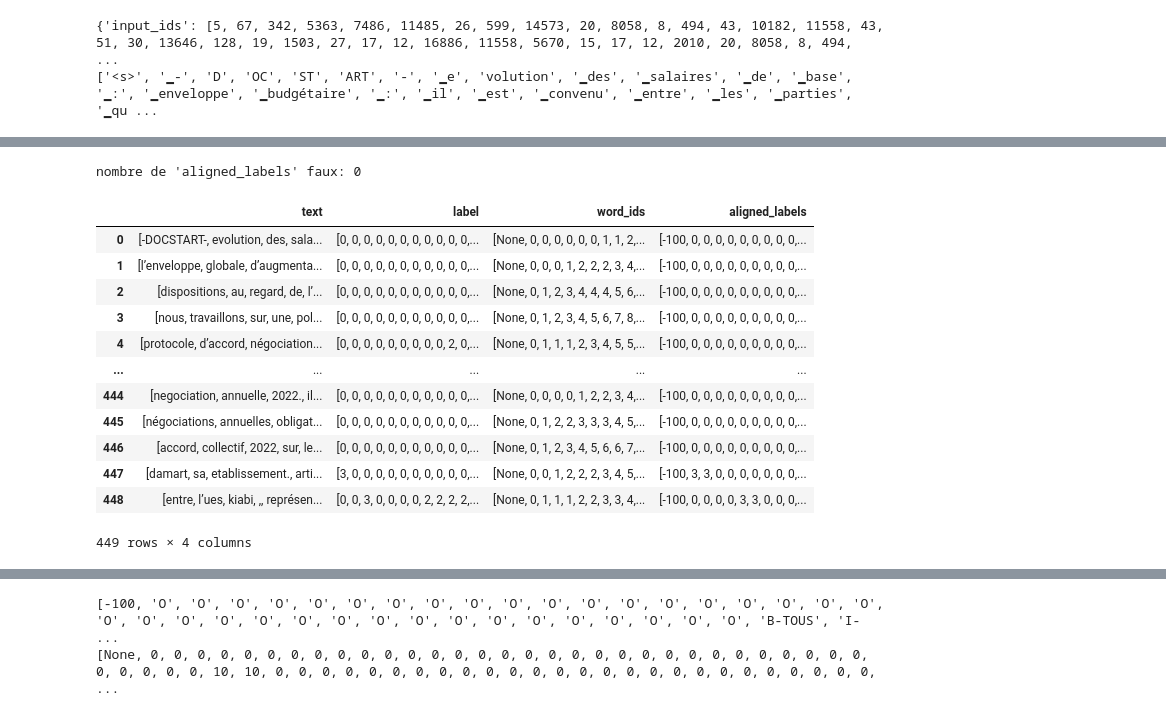
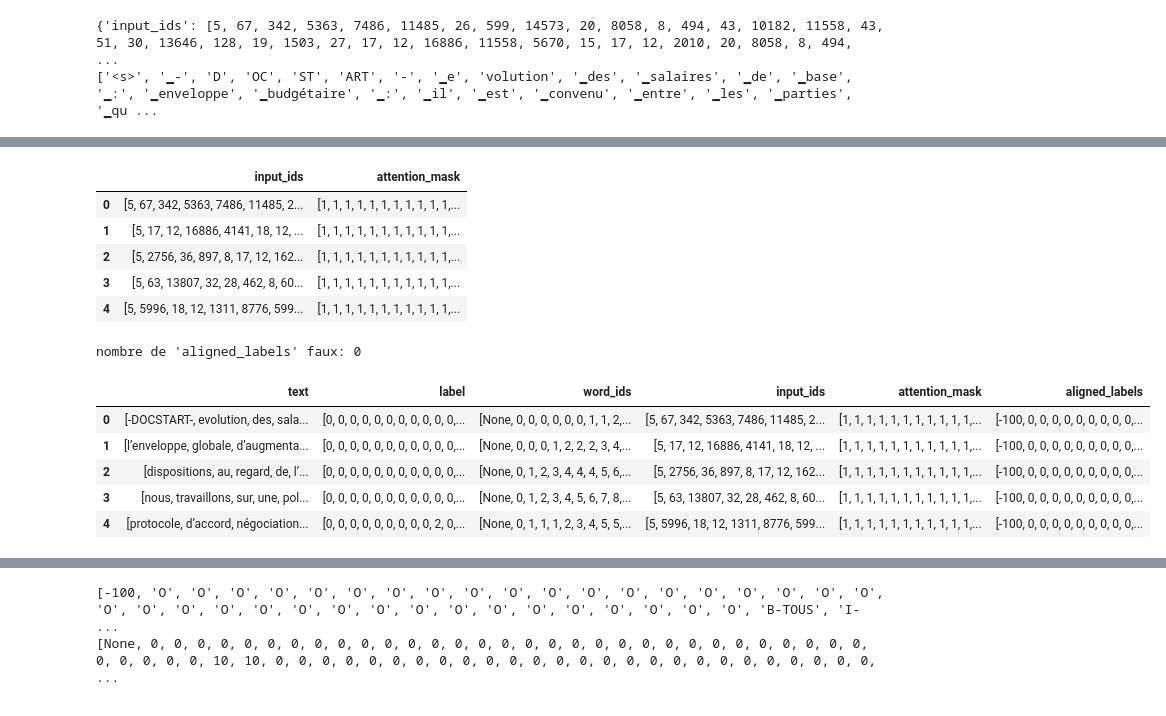
Before and after one commit to JonathanGarson/CamemBERT_NER_2023, a Jupyter notebook: notebooks/draft/bert_finetuning_draft.ipynb, the cells around one changed output, grey strips where cells are left out. Cells and saved outputs as stored; diff of their text form; code cells hidden in the pictures.

Commit message:
almost done with data formating

```diff
--- a/notebooks/draft/bert_finetuning_draft.ipynb
+++ b/notebooks/draft/bert_finetuning_draft.ipynb
@@ -416,43 +409,76 @@ list(zip(tokens, aligned_labels))
  ('▁', 'O'),
  ('.', 'O'),
  ('</s>', -100)]
+# %%
+def create_iids_am(df):
+    input_ids = []
+    attention_mask = []
+
+    for _,i in df.iterrows():
+        input = i["ids"]["input_ids"]
+        attention = i["ids"]["attention_mask"]
+
+        input_ids.append(input)
+        attention_mask.append(attention)
+
+    df["input_ids"] = input_ids
+    df["attention_mask"] = attention_mask
+    return df
+
+df = create_iids_am(df)
+df[["input_ids", "attention_mask"]].head()
+# df_ids = df[["ids"]].copy()
+# df_ids["ids"][0]
+# %% [output]
+|  | input_ids | attention_mask |
+| 0 | [5, 67, 342, 5363, 7486, 11485, 2... | [1, 1, 1, 1, 1, 1, 1, 1, 1, 1, 1,... |
+| 1 | [5, 17, 12, 16886, 4141, 18, 12, ... | [1, 1, 1, 1, 1, 1, 1, 1, 1, 1, 1,... |
+| 2 | [5, 2756, 36, 897, 8, 17, 12, 162... | [1, 1, 1, 1, 1, 1, 1, 1, 1, 1, 1,... |
+| 3 | [5, 63, 13807, 32, 28, 462, 8, 60... | [1, 1, 1, 1, 1, 1, 1, 1, 1, 1, 1,... |
+| 4 | [5, 5996, 18, 12, 1311, 8776, 599... | [1, 1, 1, 1, 1, 1, 1, 1, 1, 1, 1,... |
 # %%
 new_id = {"O":0,"B-SYND":1, "I-SYND":1, "SYND":1, "B-DIR":2, "I-DIR":2, "DIR":2, "B-DATE":4, "I-DATE":4, "DATE":4, "B-ENT":3, "I-ENT":3, "ENT":3, "B-CAD":5, "I-CAD":5, "CAD":5, "B-INT":6, "I-INT":6, "INT":6,"B-OUV":7, "I-OUV":7, "OUV":7, "B-NCAD":8, "I-NCAD":8, "NCAD":8,"B-NOUV":9, "I-NOUV":9, "NOUV":9, "B-TOUS":10,"I-TOUS":10, "TOUS":10, "B-AG CAD":11,"I-AG CAD":11, "AG CAD":11, "B-AG INT":12, "I-AG INT":12, "AG INT":12, "B-AG OUV":13, "I-AG OUV":13, "AG OUV":13,"B-AG NCAD":14, "I-AG NCAD":14, "AG NCAD":14, "B-AG NOUV":15, "I-AG NOUV":15, "AG NOUV":15,"B-AI CAD":16, "I-AI CAD":16,"AI CAD":16,"B-AI INT":17, "I-AI INT":17, "AI INT":17,"B-AI OUV":18, "I-AI OUV":18,"AI OUV":18,"B-AI NCAD":19, "I-AI NCAD":19,"AI NCAD":19,"B-AI NOUV":20, "I-AI NOUV":20, "AI NOUV":20, "B-AG":21, "I-AG":21, "AG":21,"B-AI":22, "I-AI":22,"AI":22,"B-ATOT":23,"I-ATOT":23, "ATOT":23,"B-ATOT CAD":24, "I-ATOT CAD":24, "ATOT CAD":24,"B-ATOT INT":25, "I-ATOT INT":25,"ATOT INT":25,"B-ATOT OUV":26, "I-ATOT OUV":26, "ATOT OUV":26,"B-ATOT NCAD":27, "I-ATOT NCAD":27, "ATOT NCAD":27,"B-ATOT NOUV":28, "I-ATOT NOUV":28, "ATOT NOUV":28,"B-PPV":29, "I-PPV":29, "PPV":29,"B-PPVm":30, "I-PPVm":30, "PPVm":30}
-columns = ["formated_text", "new_labels", "word_ids", "aligned_labels"]
+columns = ["formated_text", "new_labels","word_ids", "input_ids", "attention_mask", "aligned_labels"]
 new_names = {"formated_text": "text", "new_labels": "label", "word_ids": "word_ids", "aligned_labels": "aligned_labels"}
 
 def tokenize_and_align_data(path_conll:str, new_id:dict):
     #charge and create the df
     df = charge_conll(path_conll)
     df = format_text(df)
     df = format_labels(df)
     df["new_labels"]=df["label"].apply(lambda x: change_ids(x.split(" "), new_id))
 
     #tokenize and align the text
+    df["ids"] = df["formated_text"].apply(lambda x: tokenizer(x, is_split_into_words=True))
+    df = create_iids_am(df)
     df["word_ids"] = df["formated_text"].apply(lambda x: tokenizer(x, is_split_into_words=True).word_ids())
     df["aligned_labels"] = df.apply(lambda x: align_labels(x["word_ids"], x["new_labels"]), axis=1)
-
     return df
 
-df = tokenize_and_align_data(r"..\..\data\raw\data449.conll", new_id=new_id)
-# df = select_and_rename_data(df, selected_columns=["formated_text", "new_labels", "word_ids", "aligned_labels"], new_names=new_names)
-df = select_columns(df, columns)
-df = df.rename(columns=new_names)
-#we check the length of the two columns so that they are of the same dimensions
-print(f"nombre de 'aligned_labels' faux: {count_error(df, 'aligned_labels')}")
-df
+def apply_tokenization(conll_path:str, new_id:dict, columns:list, new_names:dict, save_path=False, output_save=None):
+    df = tokenize_and_align_data(conll_path, new_id=new_id)
+    df = select_columns(df, columns)
+    df = df.rename(columns=new_names)
+    #we check the length of the two columns so that they are of the same dimensions
+    print(f"nombre de 'aligned_labels' faux: {count_error(df, 'aligned_labels')}")
+    if save_path:
+        df.to_csv(output_save, index=False)
+    return df
+
+df = apply_tokenization(r"..\..\data\raw\data449.conll", new_id=new_id, columns=columns, new_names=new_names, save_path=True, output_save=r"../../data/intermediate/data499_token.csv")
+df.head()
+# df = tokenize_and_align_data(r"..\..\data\raw\data449.conll", new_id=new_id)
+# df = select_columns(df, columns)
+# df = df.rename(columns=new_names)
+# #we check the length of the two columns so that they are of the same dimensions
+# print(f"nombre de 'aligned_labels' faux: {count_error(df, 'aligned_labels')}")
+# # df.to_csv(r"../../data/intermediate/data499_token.csv", index=False)
+# df
 # %% [output]
 nombre de 'aligned_labels' faux: 0
-|  | text | label | word_ids | aligned_labels |
-| 0 | [-DOCSTART-, evolution, des, sala... | [0, 0, 0, 0, 0, 0, 0, 0, 0, 0, 0,... | [None, 0, 0, 0, 0, 0, 0, 1, 1, 2,... | [-100, 0, 0, 0, 0, 0, 0, 0, 0, 0,... |
-| 1 | [l’enveloppe, globale, d’augmenta... | [0, 0, 0, 0, 0, 0, 0, 0, 0, 0, 0,... | [None, 0, 0, 0, 1, 2, 2, 2, 3, 4,... | [-100, 0, 0, 0, 0, 0, 0, 0, 0, 0,... |
-| 2 | [dispositions, au, regard, de, l’... | [0, 0, 0, 0, 0, 0, 0, 0, 0, 0, 0,... | [None, 0, 1, 2, 3, 4, 4, 4, 5, 6,... | [-100, 0, 0, 0, 0, 0, 0, 0, 0, 0,... |
-| 3 | [nous, travaillons, sur, une, pol... | [0, 0, 0, 0, 0, 0, 0, 0, 0, 0, 0,... | [None, 0, 1, 2, 3, 4, 5, 6, 7, 8,... | [-100, 0, 0, 0, 0, 0, 0, 0, 0, 0,... |
-| 4 | [protocole, d’accord, négociation... | [0, 0, 0, 0, 0, 0, 0, 0, 0, 2, 0,... | [None, 0, 1, 1, 1, 2, 3, 4, 5, 5,... | [-100, 0, 0, 0, 0, 0, 0, 0, 0, 0,... |
-| ... | ... | ... | ... | ... |
-| 444 | [negociation, annuelle, 2022., il... | [0, 0, 0, 0, 0, 0, 0, 0, 0, 0, 0,... | [None, 0, 0, 0, 0, 1, 2, 2, 3, 4,... | [-100, 0, 0, 0, 0, 0, 0, 0, 0, 0,... |
-| 445 | [négociations, annuelles, obligat... | [0, 0, 0, 0, 0, 0, 0, 0, 0, 0, 0,... | [None, 0, 1, 2, 2, 3, 3, 3, 4, 5,... | [-100, 0, 0, 0, 0, 0, 0, 0, 0, 0,... |
-| 446 | [accord, collectif, 2022, sur, le... | [0, 0, 0, 0, 0, 0, 0, 0, 0, 0, 0,... | [None, 0, 1, 2, 3, 4, 5, 6, 6, 7,... | [-100, 0, 0, 0, 0, 0, 0, 0, 0, 0,... |
-| 447 | [damart, sa, etablissement., arti... | [3, 0, 0, 0, 0, 0, 0, 0, 0, 0, 0,... | [None, 0, 0, 1, 2, 2, 2, 3, 4, 5,... | [-100, 3, 3, 0, 0, 0, 0, 0, 0, 0,... |
-| 448 | [entre, l’ues, kiabi, ,, représen... | [0, 0, 3, 0, 0, 0, 0, 2, 2, 2, 2,... | [None, 0, 1, 1, 1, 2, 2, 3, 3, 4,... | [-100, 0, 0, 0, 0, 3, 3, 0, 0, 0,... |
+|  | text | label | word_ids | input_ids | attention_mask | aligned_labels |
+| 0 | [-DOCSTART-, evolution, des, sala... | [0, 0, 0, 0, 0, 0, 0, 0, 0, 0, 0,... | [None, 0, 0, 0, 0, 0, 0, 1, 1, 2,... | [5, 67, 342, 5363, 7486, 11485, 2... | [1, 1, 1, 1, 1, 1, 1, 1, 1, 1, 1,... | [-100, 0, 0, 0, 0, 0, 0, 0, 0, 0,... |
+| 1 | [l’enveloppe, globale, d’augmenta... | [0, 0, 0, 0, 0, 0, 0, 0, 0, 0, 0,... | [None, 0, 0, 0, 1, 2, 2, 2, 3, 4,... | [5, 17, 12, 16886, 4141, 18, 12, ... | [1, 1, 1, 1, 1, 1, 1, 1, 1, 1, 1,... | [-100, 0, 0, 0, 0, 0, 0, 0, 0, 0,... |
+| 2 | [dispositions, au, regard, de, l’... | [0, 0, 0, 0, 0, 0, 0, 0, 0, 0, 0,... | [None, 0, 1, 2, 3, 4, 4, 4, 5, 6,... | [5, 2756, 36, 897, 8, 17, 12, 162... | [1, 1, 1, 1, 1, 1, 1, 1, 1, 1, 1,... | [-100, 0, 0, 0, 0, 0, 0, 0, 0, 0,... |
+| 3 | [nous, travaillons, sur, une, pol... | [0, 0, 0, 0, 0, 0, 0, 0, 0, 0, 0,... | [None, 0, 1, 2, 3, 4, 5, 6, 7, 8,... | [5, 63, 13807, 32, 28, 462, 8, 60... | [1, 1, 1, 1, 1, 1, 1, 1, 1, 1, 1,... | [-100, 0, 0, 0, 0, 0, 0, 0, 0, 0,... |
+| 4 | [protocole, d’accord, négociation... | [0, 0, 0, 0, 0, 0, 0, 0, 0, 2, 0,... | [None, 0, 1, 1, 1, 2, 3, 4, 5, 5,... | [5, 5996, 18, 12, 1311, 8776, 599... | [1, 1, 1, 1, 1, 1, 1, 1, 1, 1, 1,... | [-100, 0, 0, 0, 0, 0, 0, 0, 0, 0,... |
-449 rows × 4 columns
```
Also changed, not shown: parts of 10 cells of this notebook, 4 other files.
